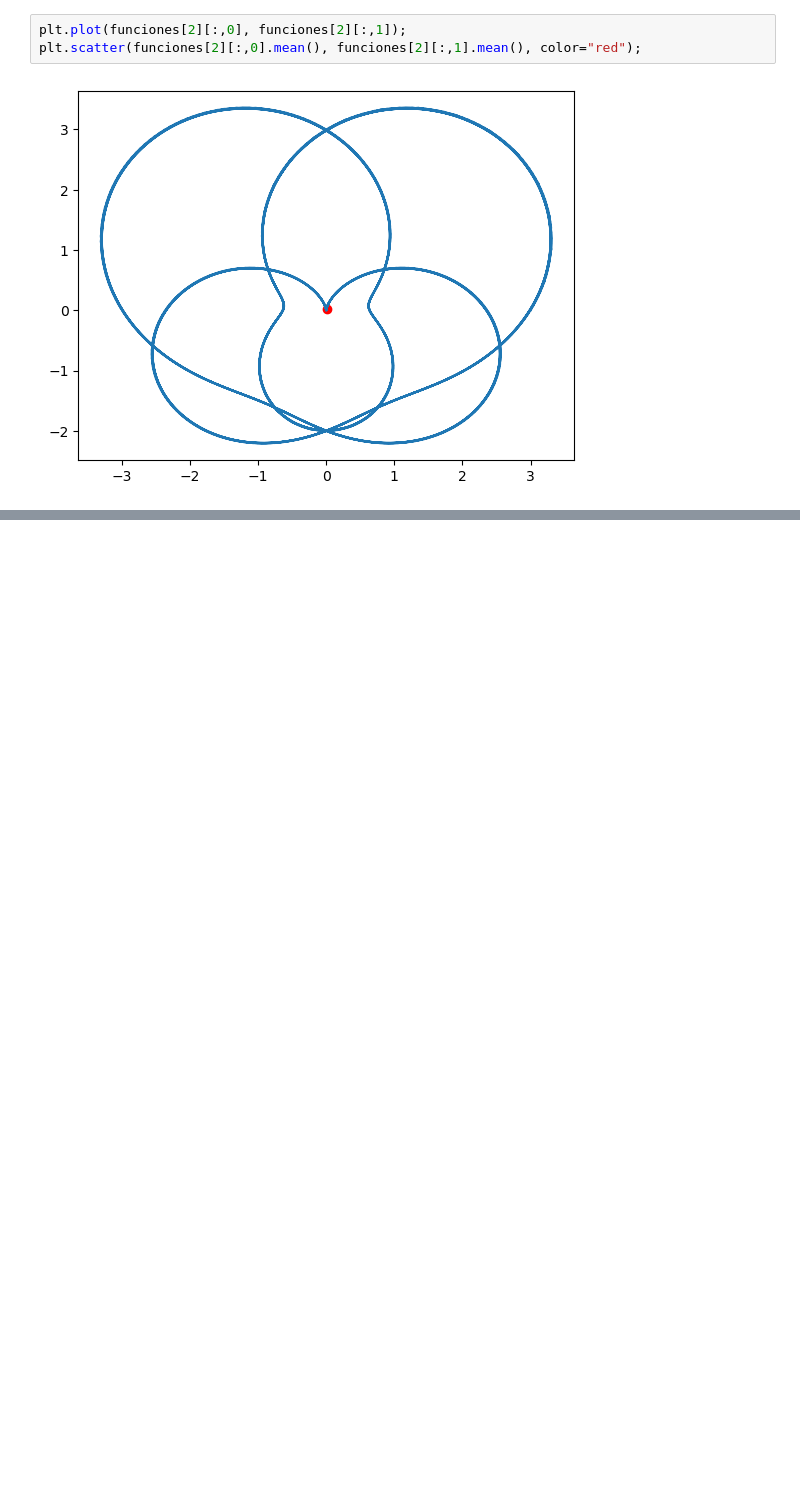
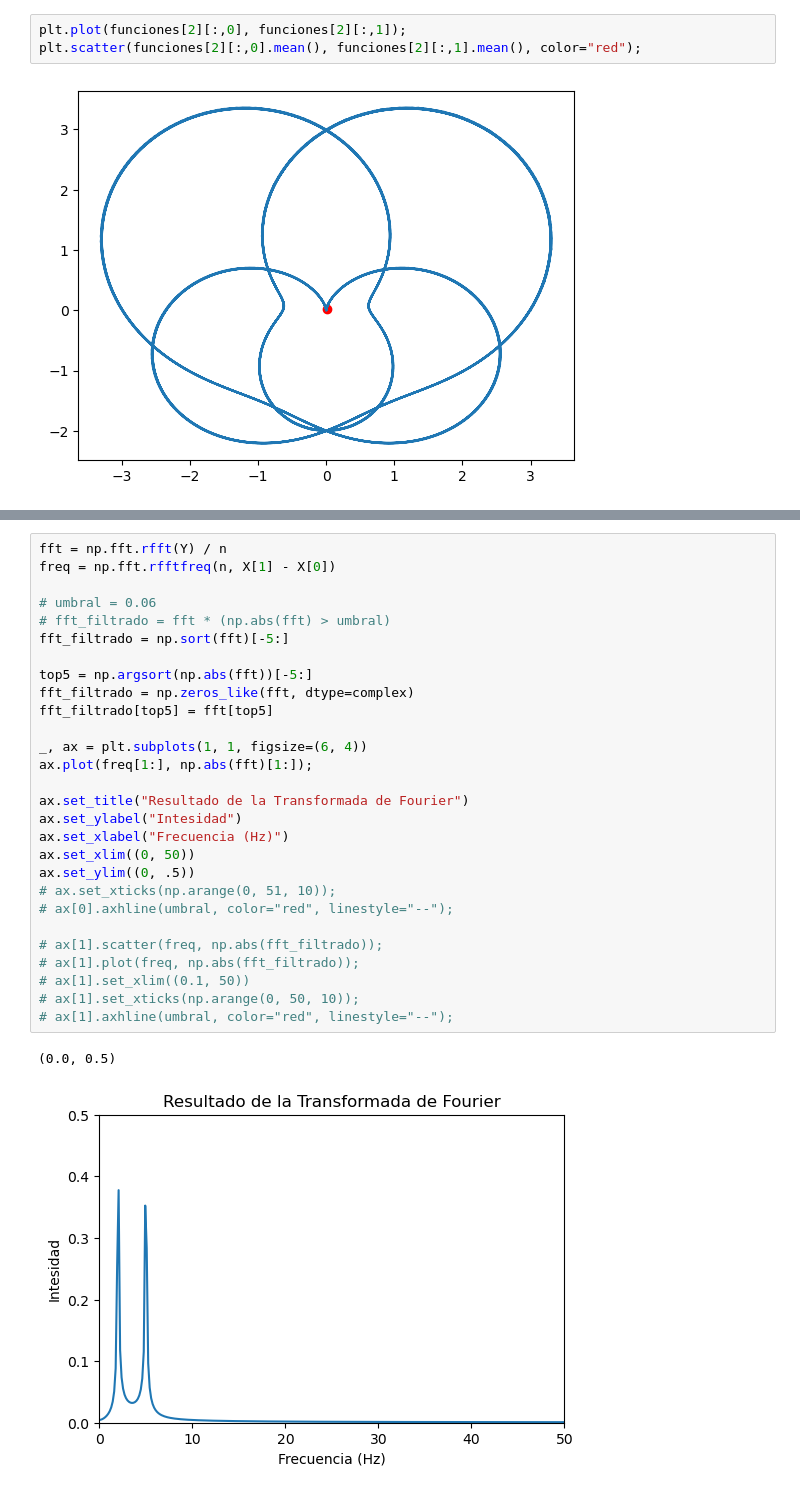
Before and after one commit to TomasGo02/fourier-cats, a Jupyter notebook: animaciones.ipynb, the cells around one changed output, grey strips where cells are left out. Drawn from its saved outputs; the diff is of its cells as text; blank space fills up the shorter version.

```diff
--- a/animaciones.ipynb
+++ b/animaciones.ipynb
@@ -459,3 +470,34 @@ class GraficarFrecuencias(Scene):
 # %% [output]
 Manim Community v0.19.0
 [interactive output not drawn]
+# %%
+fft = np.fft.rfft(Y) / n
+freq = np.fft.rfftfreq(n, X[1] - X[0])
+
+# umbral = 0.06
+# fft_filtrado = fft * (np.abs(fft) > umbral)
+fft_filtrado = np.sort(fft)[-5:]
+
+top5 = np.argsort(np.abs(fft))[-5:]
+fft_filtrado = np.zeros_like(fft, dtype=complex)
+fft_filtrado[top5] = fft[top5]
+
+_, ax = plt.subplots(1, 1, figsize=(6, 4))
+ax.plot(freq[1:], np.abs(fft)[1:]);
+
+ax.set_title("Resultado de la Transformada de Fourier")
+ax.set_ylabel("Intesidad")
+ax.set_xlabel("Frecuencia (Hz)")
+ax.set_xlim((0, 50))
+ax.set_ylim((0, .5))
+# ax.set_xticks(np.arange(0, 51, 10));
+# ax[0].axhline(umbral, color="red", linestyle="--");
+
+# ax[1].scatter(freq, np.abs(fft_filtrado));
+# ax[1].plot(freq, np.abs(fft_filtrado));
+# ax[1].set_xlim((0.1, 50))
+# ax[1].set_xticks(np.arange(0, 50, 10));
+# ax[1].axhline(umbral, color="red", linestyle="--");
+# %% [output]
+(0.0, 0.5)
+[figure, added]
```
Also changed, not shown: parts of 4 cells of this notebook, 4 other files.
